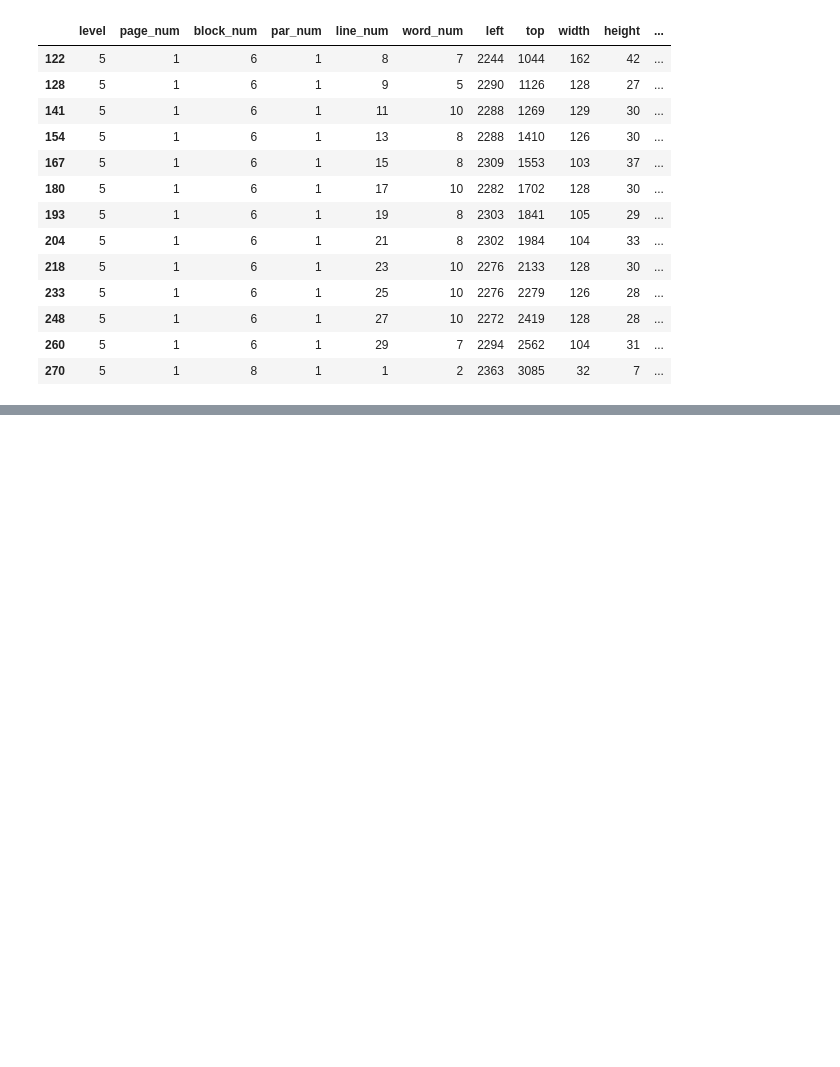
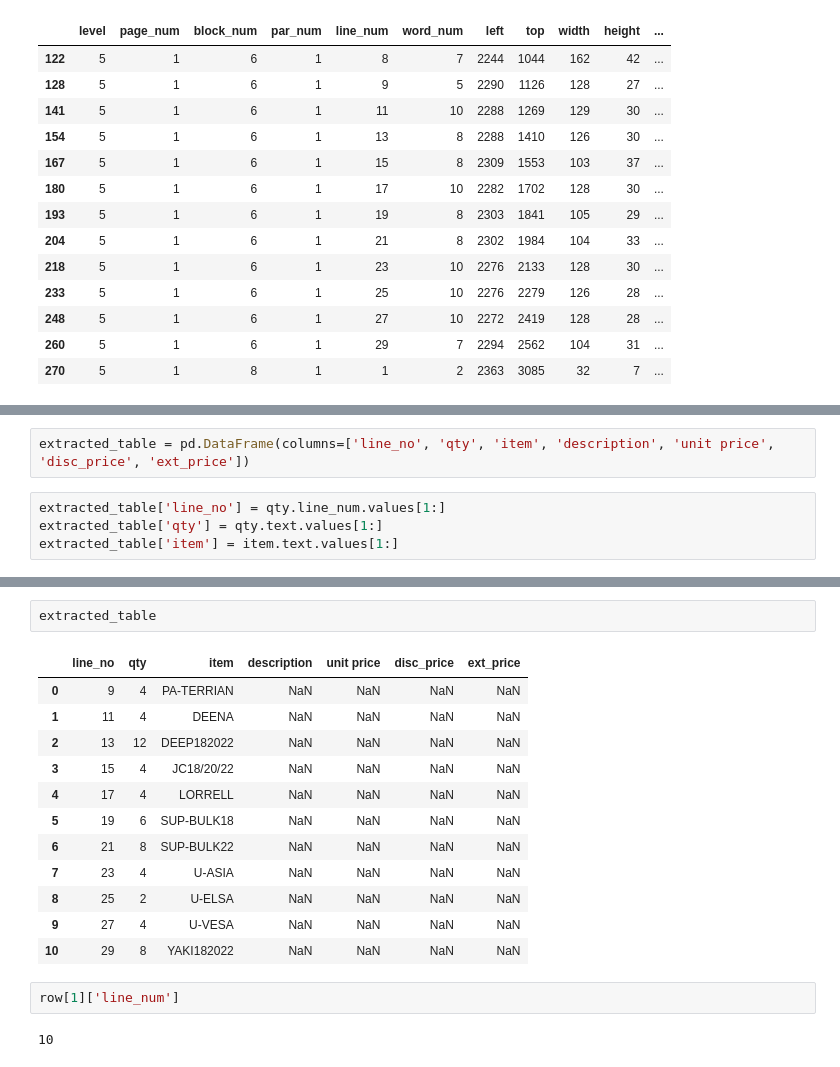
Before and after one commit to Lakain/OCR_I2E, a Jupyter notebook: RB_invoice2excel.ipynb, the cells around one changed output, grey strips where cells are left out. Saved outputs shown, nothing was run; the diff lists cells and outputs as text; blank space fills up the shorter version.

```diff
--- a/RB_invoice2excel.ipynb
+++ b/RB_invoice2excel.ipynb
@@ -285,0 +239,6 @@ CONTINUED ...
+# %%
+extracted_table = pd.DataFrame(columns=['line_no', 'qty', 'item', 'description', 'unit price', 'disc_price', 'ext_price'])
+# %%
+extracted_table['line_no'] = qty.line_num.values[1:]
+extracted_table['qty'] = qty.text.values[1:]
+extracted_table['item'] = item.text.values[1:]
@@ -285,0 +282,19 @@ CONTINUED ...
+# %%
+extracted_table
+# %% [output]
+|  | line_no | qty | item | description | unit price | disc_price | ext_price |
+| 0 | 9 | 4 | PA-TERRIAN | NaN | NaN | NaN | NaN |
+| 1 | 11 | 4 | DEENA | NaN | NaN | NaN | NaN |
+| 2 | 13 | 12 | DEEP182022 | NaN | NaN | NaN | NaN |
+| 3 | 15 | 4 | JC18/20/22 | NaN | NaN | NaN | NaN |
+| 4 | 17 | 4 | LORRELL | NaN | NaN | NaN | NaN |
+| 5 | 19 | 6 | SUP-BULK18 | NaN | NaN | NaN | NaN |
+| 6 | 21 | 8 | SUP-BULK22 | NaN | NaN | NaN | NaN |
+| 7 | 23 | 4 | U-ASIA | NaN | NaN | NaN | NaN |
+| 8 | 25 | 2 | U-ELSA | NaN | NaN | NaN | NaN |
+| 9 | 27 | 4 | U-VESA | NaN | NaN | NaN | NaN |
+| 10 | 29 | 8 | YAKI182022 | NaN | NaN | NaN | NaN |
+# %%
+row[1]['line_num']
+# %% [output]
+10
```
Also changed, not shown: parts of 11 cells of this notebook.
